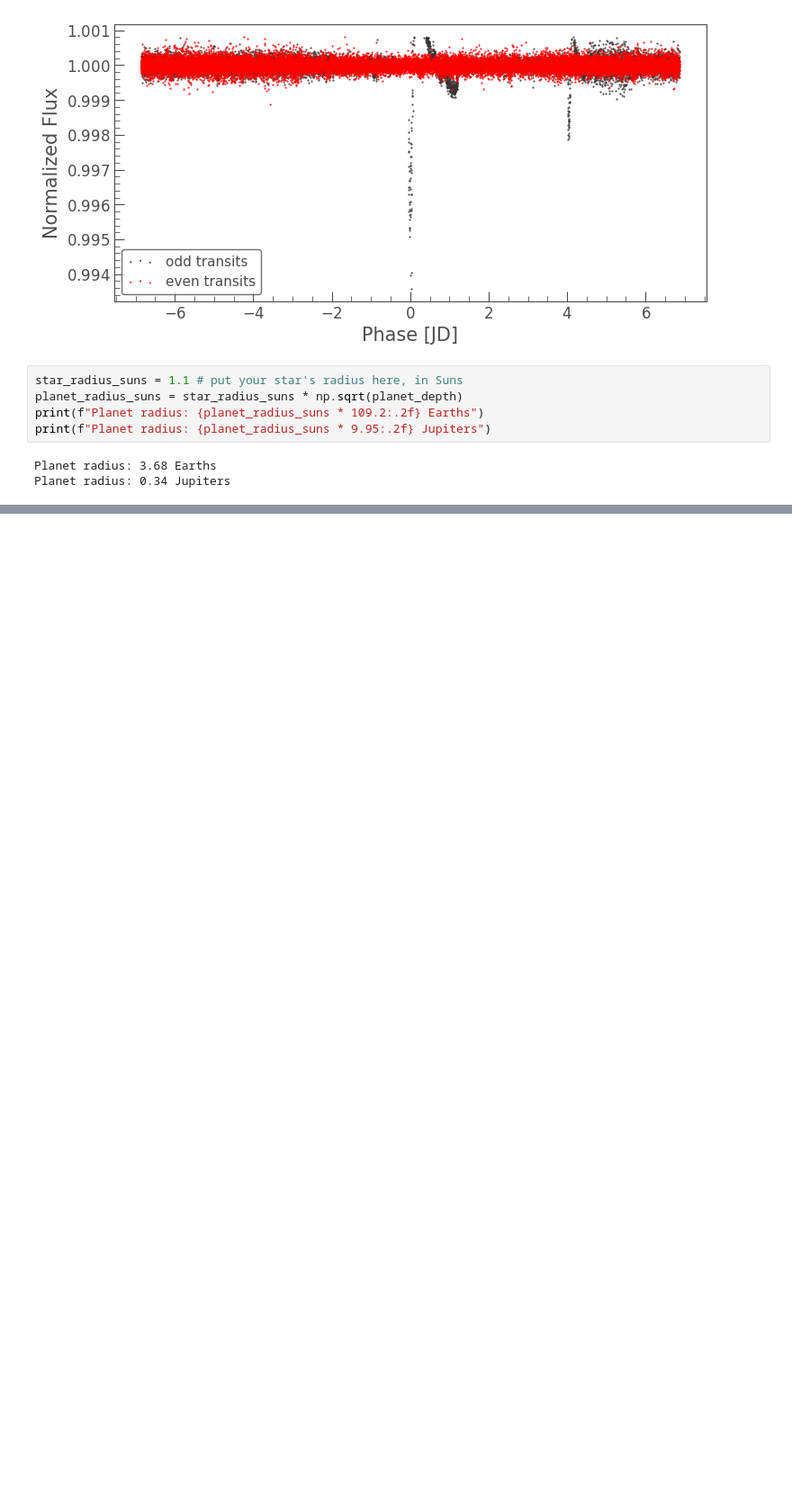
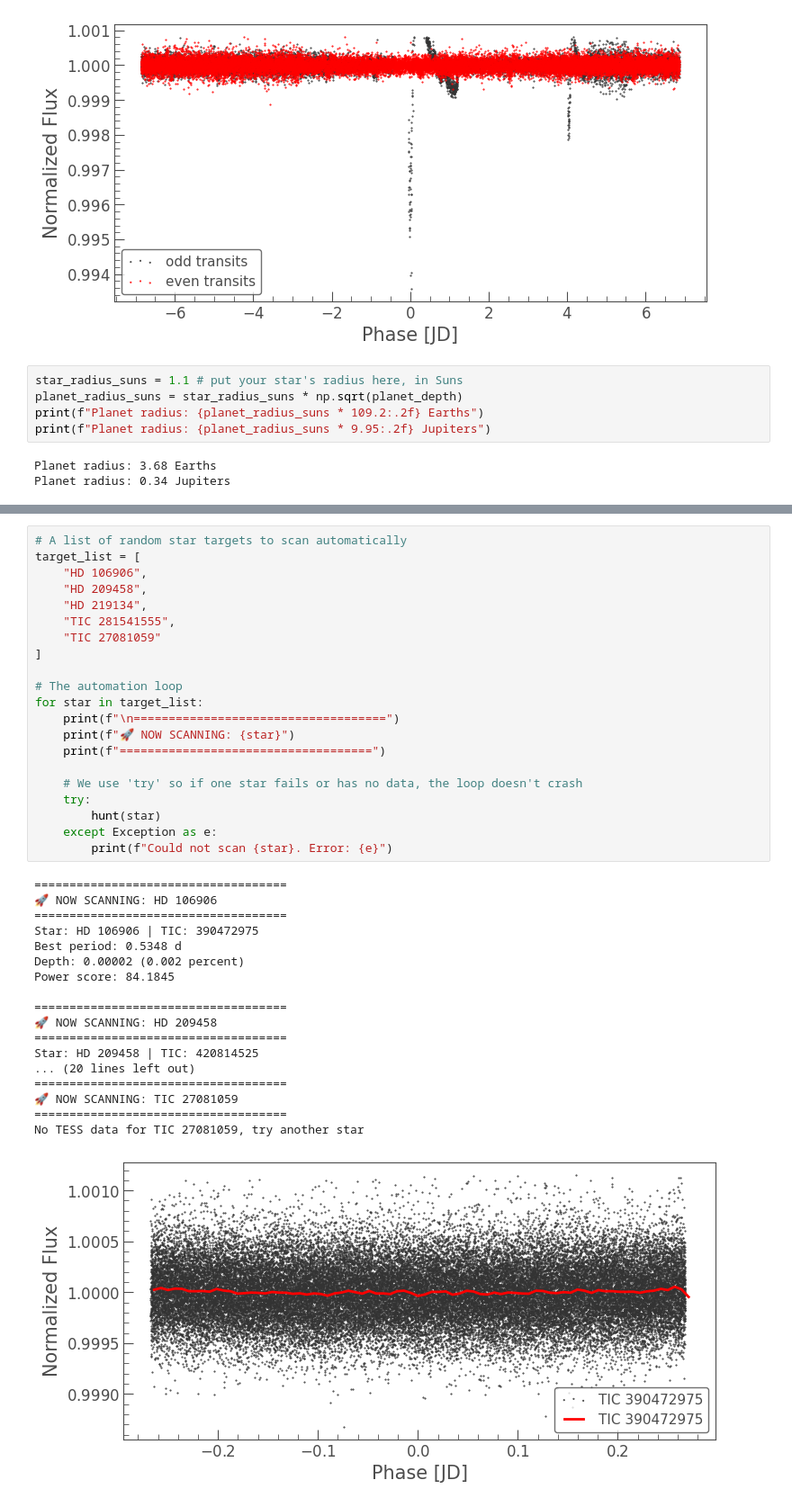
Before and after one commit to asharali2503/Exoplanet-discovery-analysis, a Jupyter notebook: exoplanet_hunt.ipynb, the cells around one changed output, grey strips where cells are left out. Shown at 90% size. Cells and saved outputs as stored; diff of their text form; blank space fills up the shorter version.

```diff
--- a/exoplanet_hunt.ipynb
+++ b/exoplanet_hunt.ipynb
@@ -135,0 +158,40 @@ Planet radius: 0.34 Jupiters
+# %%
+# A list of random star targets to scan automatically
+target_list = [
+    "HD 106906",
+    "HD 209458",
+    "HD 219134",
+    "TIC 281541555",
+    "TIC 27081059"
+]
+
+# The automation loop
+for star in target_list:
+    print(f"\n====================================")
+    print(f"🚀 NOW SCANNING: {star}")
+    print(f"====================================")
+
+    # We use 'try' so if one star fails or has no data, the loop doesn't crash
+    try:
+        hunt(star)
+    except Exception as e:
+        print(f"Could not scan {star}. Error: {e}")
+# %% [output]
+====================================
+🚀 NOW SCANNING: HD 106906
+====================================
+Star: HD 106906 | TIC: 390472975
+Best period: 0.5348 d
+Depth: 0.00002 (0.002 percent)
+Power score: 84.1845
+
+====================================
+🚀 NOW SCANNING: HD 209458
+====================================
+Star: HD 209458 | TIC: 420814525
+... (20 lines left out)
+====================================
+🚀 NOW SCANNING: TIC 27081059
+====================================
+No TESS data for TIC 27081059, try another star
+[figure, added]
```
Also changed, not shown: parts of 5 cells of this notebook.
